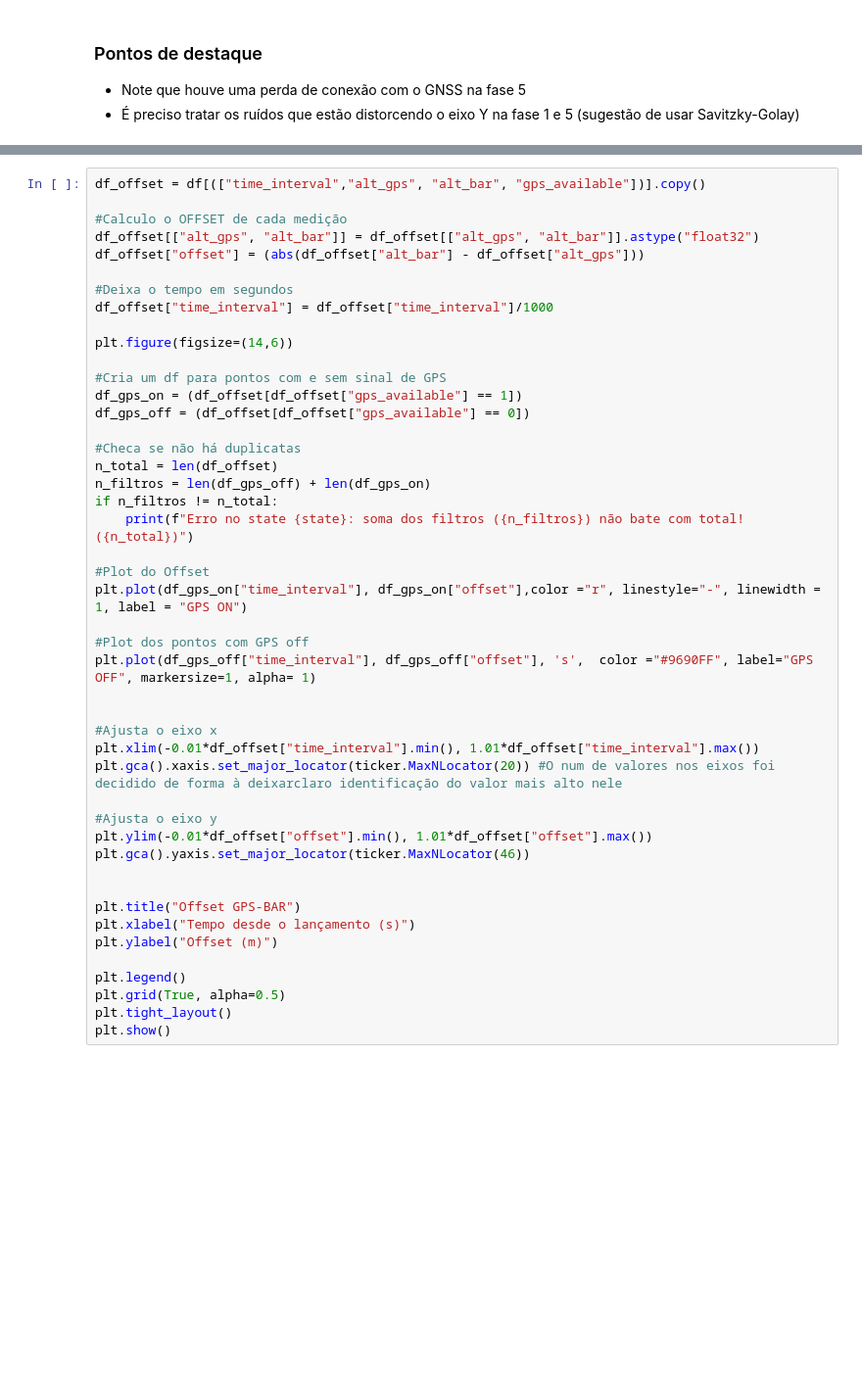
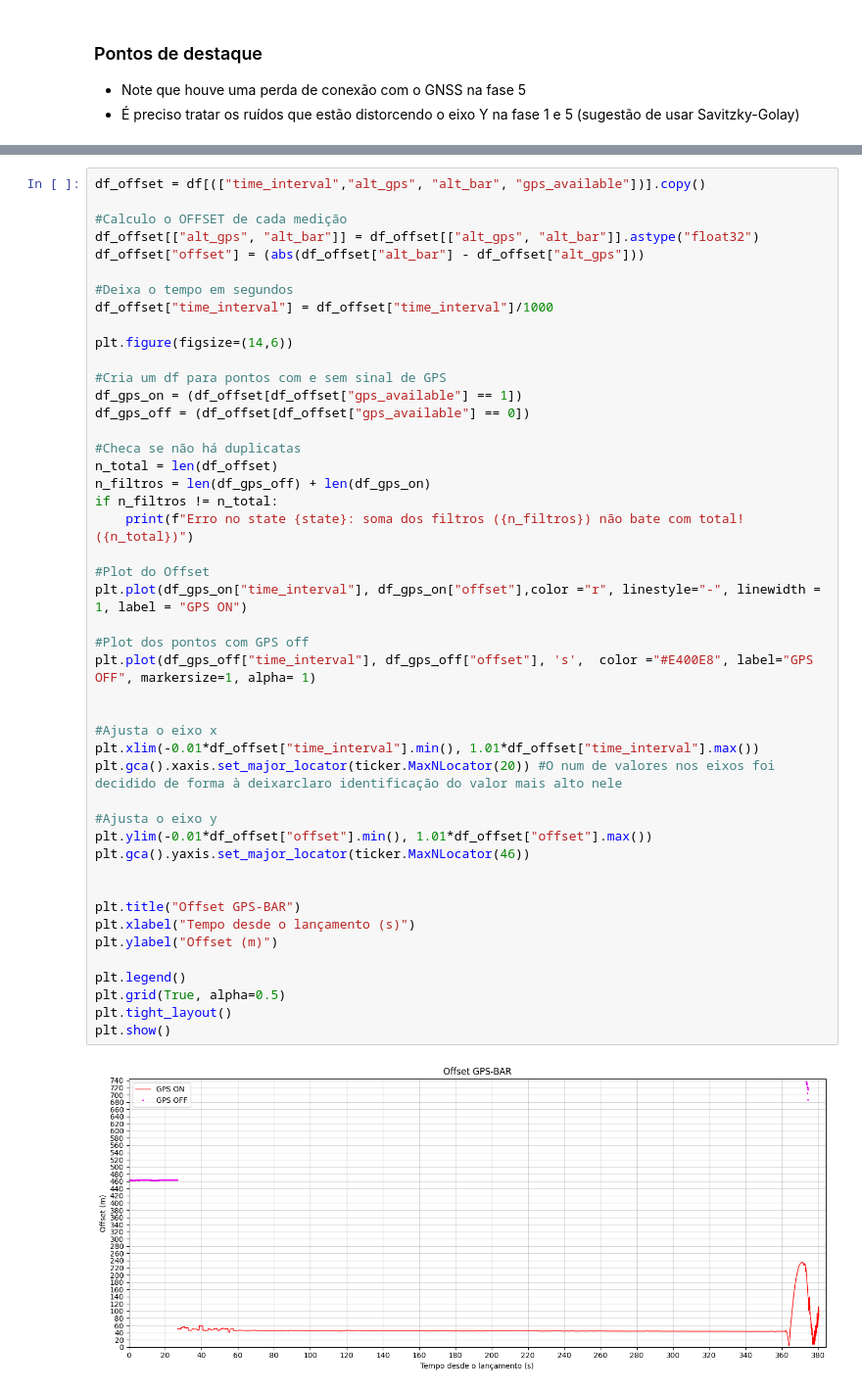
Before and after one commit to EnzoBat17/Analise-de-Dados-NASHIRA---EPTA, a Jupyter notebook: Analise de Dados NASHIRA.ipynb, the cells around one changed output, grey strips where cells are left out. Shown at 98% size. Cells and saved outputs as stored; diff of their text form; blank space fills up the shorter version.

```diff
--- a/Analise de Dados NASHIRA.ipynb
+++ b/Analise de Dados NASHIRA.ipynb
@@ -184,34 +275,36 @@ df_gps_off = (df_offset[df_offset["gps_available"] == 0])
 
 #Checa se não há duplicatas
 n_total = len(df_offset)
 n_filtros = len(df_gps_off) + len(df_gps_on)
 if n_filtros != n_total:
     print(f"Erro no state {state}: soma dos filtros ({n_filtros}) não bate com total! ({n_total})")
 
 #Plot do Offset
 plt.plot(df_gps_on["time_interval"], df_gps_on["offset"],color ="r", linestyle="-", linewidth = 1, label = "GPS ON")
 
 #Plot dos pontos com GPS off
-plt.plot(df_gps_off["time_interval"], df_gps_off["offset"], 's',  color ="#9690FF", label="GPS OFF", markersize=1, alpha= 1)
+plt.plot(df_gps_off["time_interval"], df_gps_off["offset"], 's',  color ="#E400E8", label="GPS OFF", markersize=1, alpha= 1)
 
 
 #Ajusta o eixo x
 plt.xlim(-0.01*df_offset["time_interval"].min(), 1.01*df_offset["time_interval"].max())
 plt.gca().xaxis.set_major_locator(ticker.MaxNLocator(20)) #O num de valores nos eixos foi decidido de forma à deixarclaro identificação do valor mais alto nele
 
 #Ajusta o eixo y
 plt.ylim(-0.01*df_offset["offset"].min(), 1.01*df_offset["offset"].max())
 plt.gca().yaxis.set_major_locator(ticker.MaxNLocator(46))
 
 
 plt.title("Offset GPS-BAR")
 plt.xlabel("Tempo desde o lançamento (s)")
 plt.ylabel("Offset (m)")
 
 plt.legend()
 plt.grid(True, alpha=0.5)
 plt.tight_layout()
 plt.show()
+# %% [output]
+[figure, added]
 # %% [markdown]
 Note que o OFFSET tem um comportamento constante (ideal) em boa parte do tempo em que o GPS funciona - isso indica que nossas medições de altitude por bar e pelo GPS podem ser usadas em conjunto para estimar dados quando o offset é considerado
 
```
Also changed, not shown: parts of 6 cells of this notebook.
